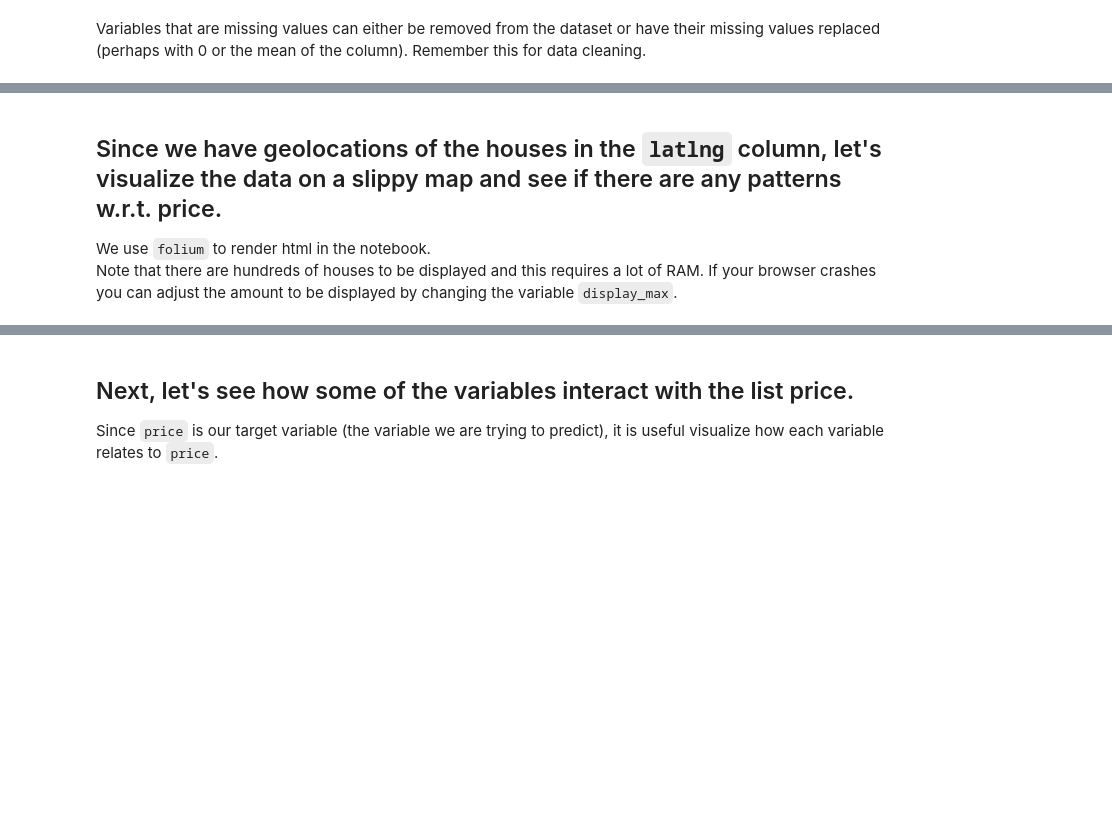
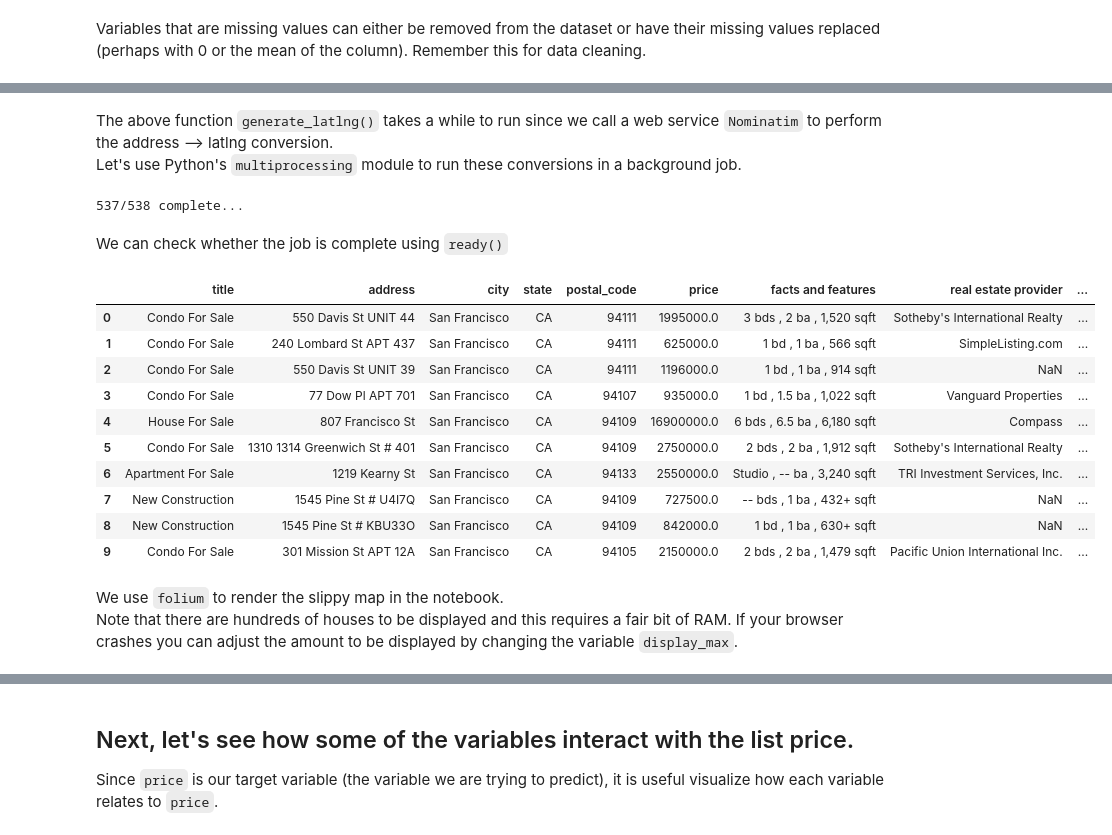
Before and after one commit to kylehounslow/mlbootcampSF, a Jupyter notebook: notebooks/1 - Exploratory Data Analysis.ipynb, the cells around one changed output, grey strips where cells are left out. Saved outputs shown, nothing was run; the diff lists cells and outputs as text; code cells hidden in the pictures; blank space fills up the shorter version.

```diff
--- a/notebooks/1 - Exploratory Data Analysis.ipynb
+++ b/notebooks/1 - Exploratory Data Analysis.ipynb
@@ -288,4 +346,51 @@ Variables that are missing values can either be removed from the dataset or have
+# %%
+from tqdm import tqdm_notebook
+from IPython.display import display, clear_output
+from geopy.geocoders import Nominatim
+def generate_latlng(dataframe: pd.DataFrame):
+    dataframe = dataframe.copy()
+    geocoder = Nominatim()
+    latlngs = []
+    for address, city in tqdm_notebook(zip(dataframe.address, dataframe.city)):
+        clear_output(wait=True)
+        print(f'{len(latlngs)+1}/{len(dataframe)} complete...')
+        location = geocoder.geocode(f'{address} {city}')
+        if location:
+            latlngs.append((location.latitude, location.longitude))
+        else:
+            latlngs.append(None)
+    dataframe['latlng'] = latlngs
+    return dataframe
+# %% [markdown]
+The above function `generate_latlng()` takes a while to run since we call a web service `Nominatim` to perform the address --> latlng conversion.
+Let's use Python's `multiprocessing` module to run these conversions in a background job.
+# %%
+from multiprocessing import Pool
+pool = Pool()
+job = pool.apply_async(func=generate_latlng, args=(df,))
+# %% [output]
+537/538 complete...
+# %% [markdown]
+We can check whether the job is complete using `ready()`
+# %%
+if job.ready():
+    df = job.get()
+else:
+    print("job not complete yet")
+# %%
+df.head(10)
+# %% [output]
+|  | title | address | city | state | postal_code | price | facts and features | real estate provider | ... |
+| 0 | Condo For Sale | 550 Davis St UNIT 44 | San Francisco | CA | 94111 | 1995000.0 | 3 bds , 2 ba , 1,520 sqft | Sotheby's International Realty | ... |
+| 1 | Condo For Sale | 240 Lombard St APT 437 | San Francisco | CA | 94111 | 625000.0 | 1 bd , 1 ba , 566 sqft | SimpleListing.com | ... |
+| 2 | Condo For Sale | 550 Davis St UNIT 39 | San Francisco | CA | 94111 | 1196000.0 | 1 bd , 1 ba , 914 sqft | NaN | ... |
+| 3 | Condo For Sale | 77 Dow Pl APT 701 | San Francisco | CA | 94107 | 935000.0 | 1 bd , 1.5 ba , 1,022 sqft | Vanguard Properties | ... |
+| 4 | House For Sale | 807 Francisco St | San Francisco | CA | 94109 | 16900000.0 | 6 bds , 6.5 ba , 6,180 sqft | Compass | ... |
+| 5 | Condo For Sale | 1310 1314 Greenwich St # 401 | San Francisco | CA | 94109 | 2750000.0 | 2 bds , 2 ba , 1,912 sqft | Sotheby's International Realty | ... |
+| 6 | Apartment For Sale | 1219 Kearny St | San Francisco | CA | 94133 | 2550000.0 | Studio , -- ba , 3,240 sqft | TRI Investment Services, Inc. | ... |
+| 7 | New Construction | 1545 Pine St # U4I7Q | San Francisco | CA | 94109 | 727500.0 | -- bds , 1 ba , 432+ sqft | NaN | ... |
+| 8 | New Construction | 1545 Pine St # KBU33O | San Francisco | CA | 94109 | 842000.0 | 1 bd , 1 ba , 630+ sqft | NaN | ... |
+| 9 | Condo For Sale | 301 Mission St APT 12A | San Francisco | CA | 94105 | 2150000.0 | 2 bds , 2 ba , 1,479 sqft | Pacific Union International Inc. | ... |
 # %% [markdown]
-## Since we have geolocations of the houses in the `latlng` column, let's visualize the data on a slippy map and see if there are any patterns w.r.t. price.
-We use `folium` to render html in the notebook.
-Note that there are hundreds of houses to be displayed and this requires a lot of RAM. If your browser crashes you can adjust the amount to be displayed by changing the variable `display_max`.
+We use `folium` to render the slippy map in the notebook.
+Note that there are hundreds of houses to be displayed and this requires a fair bit of RAM. If your browser crashes you can adjust the amount to be displayed by changing the variable `display_max`.
```
Also changed, not shown: parts of 40 cells of this notebook, 1 other file.
